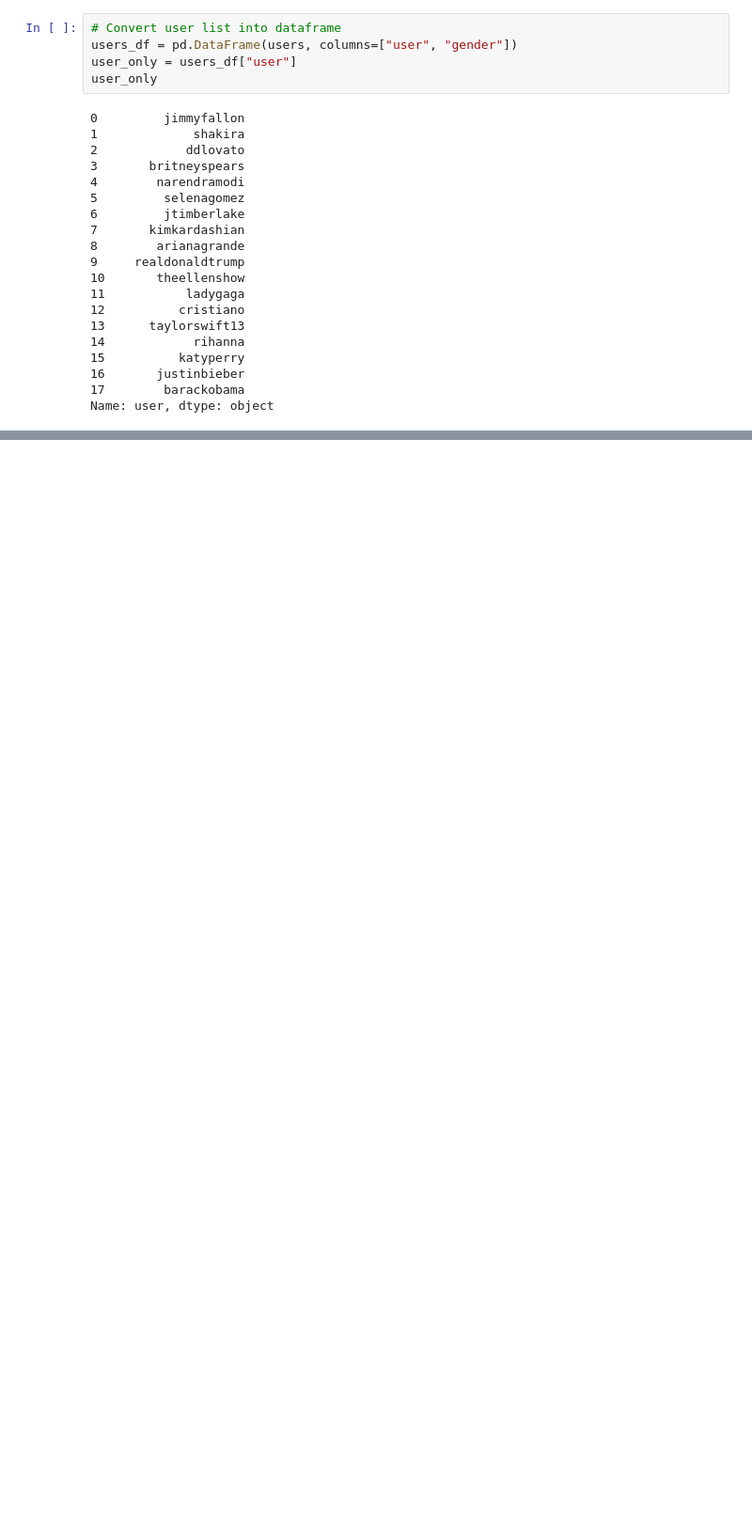
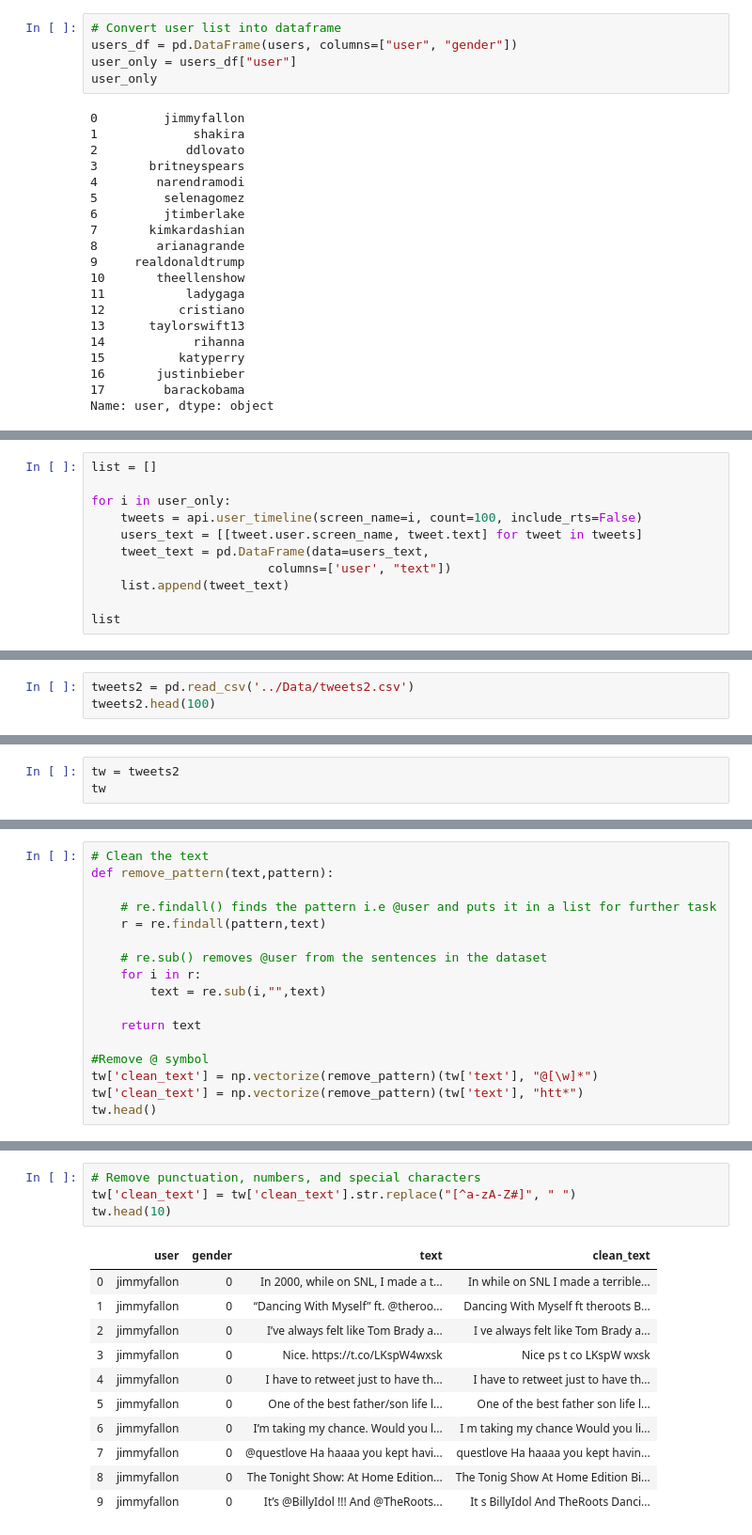
Before and after one commit to allenjiang/Mona-Lisa-AI, a Jupyter notebook: Explorations/Twitter Data.ipynb, the cells around one changed output, grey strips where cells are left out. Shown at 94% size. Cells and saved outputs as stored; diff of their text form; blank space fills up the shorter version.

```diff
--- a/Explorations/Twitter Data.ipynb
+++ b/Explorations/Twitter Data.ipynb
@@ -369,0 +250,11 @@ TypeError: 'type' object is not subscriptable
+# %%
+list = []
+
+for i in user_only:
+    tweets = api.user_timeline(screen_name=i, count=100, include_rts=False)
+    users_text = [[tweet.user.screen_name, tweet.text] for tweet in tweets]
+    tweet_text = pd.DataFrame(data=users_text,
+                        columns=['user', "text"])
+    list.append(tweet_text)
+
+list
@@ -369,0 +298,3 @@ TypeError: 'type' object is not subscriptable
+# %%
+tweets2 = pd.read_csv('../Data/tweets2.csv')
+tweets2.head(100)
@@ -369,0 +338,3 @@ TypeError: 'type' object is not subscriptable
+# %%
+tw = tweets2
+tw
@@ -369,0 +357,17 @@ TypeError: 'type' object is not subscriptable
+# %%
+# Clean the text
+def remove_pattern(text,pattern):
+
+    # re.findall() finds the pattern i.e @user and puts it in a list for further task
+    r = re.findall(pattern,text)
+
+    # re.sub() removes @user from the sentences in the dataset
+    for i in r:
+        text = re.sub(i,"",text)
+
+    return text
+
+#Remove @ symbol
+tw['clean_text'] = np.vectorize(remove_pattern)(tw['text'], "@[\w]*")
+tw['clean_text'] = np.vectorize(remove_pattern)(tw['text'], "htt*")
+tw.head()
@@ -369,0 +381,16 @@ TypeError: 'type' object is not subscriptable
+# %%
+# Remove punctuation, numbers, and special characters
+tw['clean_text'] = tw['clean_text'].str.replace("[^a-zA-Z#]", " ")
+tw.head(10)
+# %% [output]
+|  | user | gender | text | clean_text |
+| 0 | jimmyfallon | 0 | In 2000, while on SNL, I made a t... | In while on SNL I made a terrible... |
+| 1 | jimmyfallon | 0 | “Dancing With Myself” ft. @theroo... | Dancing With Myself ft theroots B... |
+| 2 | jimmyfallon | 0 | I’ve always felt like Tom Brady a... | I ve always felt like Tom Brady a... |
+| 3 | jimmyfallon | 0 | Nice. https://t.co/LKspW4wxsk | Nice ps t co LKspW wxsk |
+| 4 | jimmyfallon | 0 | I have to retweet just to have th... | I have to retweet just to have th... |
+| 5 | jimmyfallon | 0 | One of the best father/son life l... | One of the best father son life l... |
+| 6 | jimmyfallon | 0 | I’m taking my chance. Would you l... | I m taking my chance Would you li... |
+| 7 | jimmyfallon | 0 | @questlove Ha haaaa you kept havi... | questlove Ha haaaa you kept havin... |
+| 8 | jimmyfallon | 0 | The Tonight Show: At Home Edition... | The Tonig Show At Home Edition Bi... |
+| 9 | jimmyfallon | 0 | It’s @BillyIdol !!! And @TheRoots... | It s BillyIdol And TheRoots Danci... |
```
Also changed, not shown: parts of 50 cells of this notebook, 4 other files.
